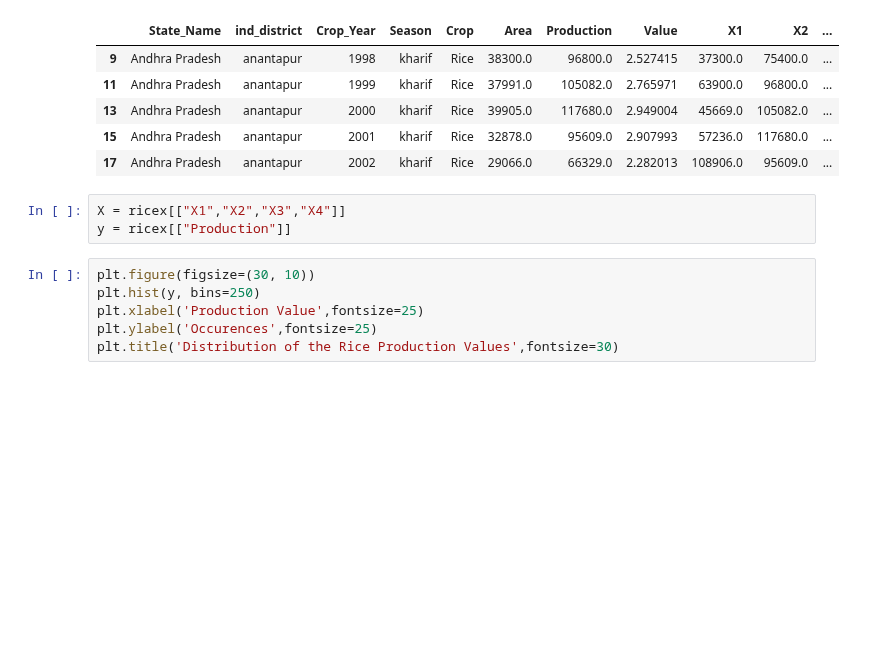
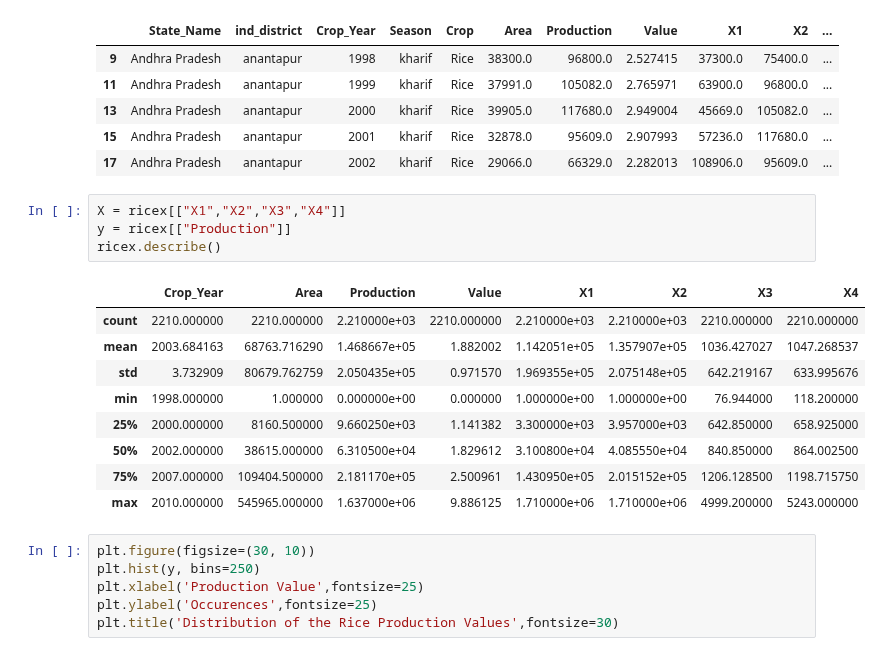
Before and after one commit to AkshanshChahal/ML-in-Agriculture, a Jupyter notebook: Baseline.ipynb, the cells around one changed output. Saved outputs shown, nothing was run; the diff lists cells and outputs as text; blank space fills up the shorter version.

```diff
--- a/Baseline.ipynb
+++ b/Baseline.ipynb
@@ -443,6 +445,17 @@ ricex.head()
 # %%
 X = ricex[["X1","X2","X3","X4"]]
 y = ricex[["Production"]]
+ricex.describe()
+# %% [output]
+|  | Crop_Year | Area | Production | Value | X1 | X2 | X3 | X4 |
+| count | 2210.000000 | 2210.000000 | 2.210000e+03 | 2210.000000 | 2.210000e+03 | 2.210000e+03 | 2210.000000 | 2210.000000 |
+| mean | 2003.684163 | 68763.716290 | 1.468667e+05 | 1.882002 | 1.142051e+05 | 1.357907e+05 | 1036.427027 | 1047.268537 |
+| std | 3.732909 | 80679.762759 | 2.050435e+05 | 0.971570 | 1.969355e+05 | 2.075148e+05 | 642.219167 | 633.995676 |
+| min | 1998.000000 | 1.000000 | 0.000000e+00 | 0.000000 | 1.000000e+00 | 1.000000e+00 | 76.944000 | 118.200000 |
+| 25% | 2000.000000 | 8160.500000 | 9.660250e+03 | 1.141382 | 3.300000e+03 | 3.957000e+03 | 642.850000 | 658.925000 |
+| 50% | 2002.000000 | 38615.000000 | 6.310500e+04 | 1.829612 | 3.100800e+04 | 4.085550e+04 | 840.850000 | 864.002500 |
+| 75% | 2007.000000 | 109404.500000 | 2.181170e+05 | 2.500961 | 1.430950e+05 | 2.015152e+05 | 1206.128500 | 1198.715750 |
+| max | 2010.000000 | 545965.000000 | 1.637000e+06 | 9.886125 | 1.710000e+06 | 1.710000e+06 | 4999.200000 | 5243.000000 |
 # %%
 plt.figure(figsize=(30, 10))
 plt.hist(y, bins=250)
```
Also changed, not shown: parts of 3 cells of this notebook, 2 other files.
